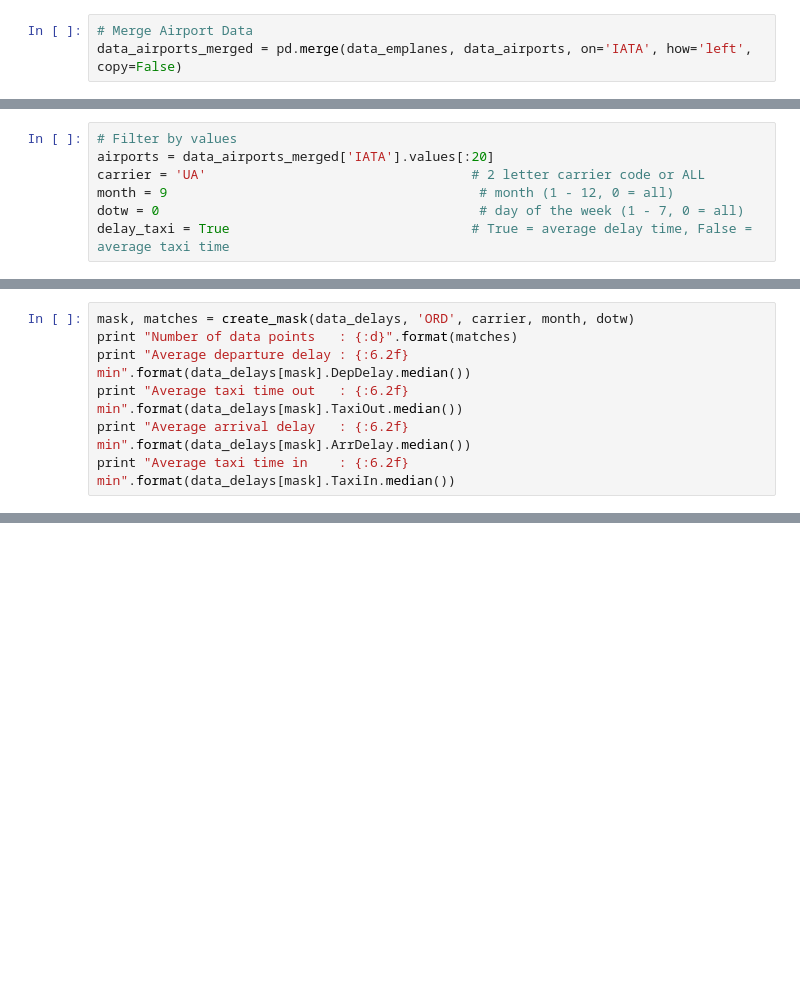
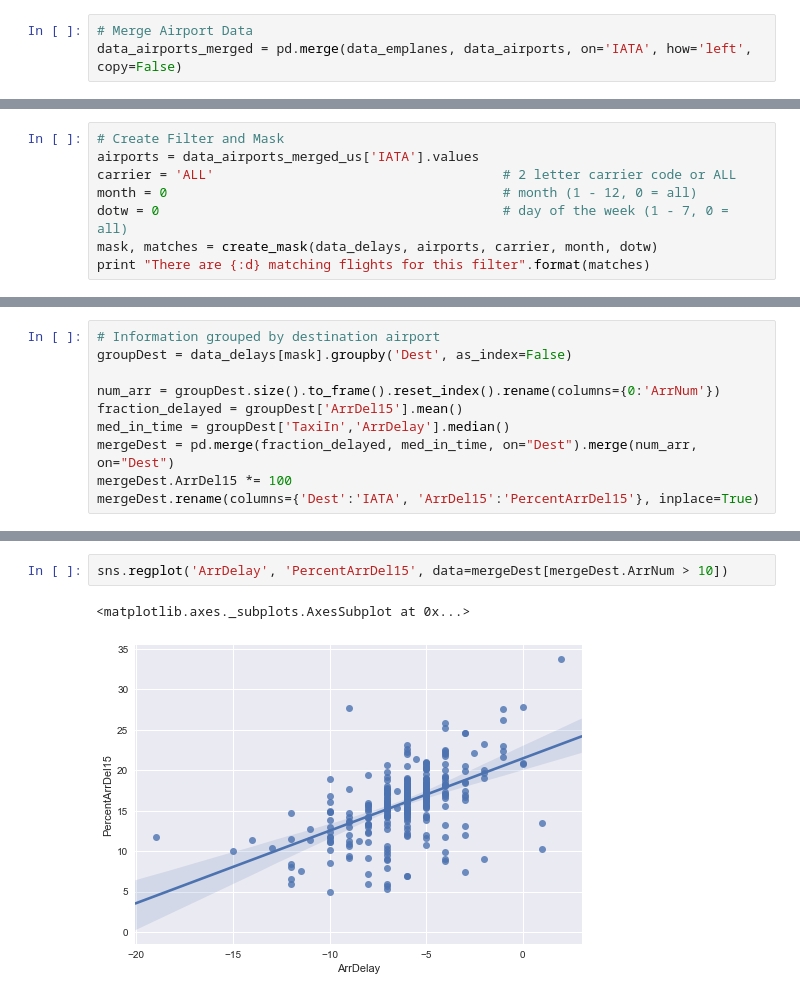
Before and after one commit to jzmnd/airline-delays, a Jupyter notebook: prepare_data.ipynb, the cells around one changed output, grey strips where cells are left out. Saved outputs shown, nothing was run; the diff lists cells and outputs as text; blank space fills up the shorter version.

Commit message:
Analysis of grouped data

```diff
--- a/prepare_data.ipynb
+++ b/prepare_data.ipynb
@@ -67,8 +67,9 @@ data_airports_merged_us.head()
 data_airports_merged_us.to_csv("visualization/airports.csv")
 # %%
-# Filter by values
-airports = data_airports_merged['IATA'].values[:20]
-carrier = 'UA'                                  # 2 letter carrier code or ALL
-month = 9                                        # month (1 - 12, 0 = all)
-dotw = 0                                         # day of the week (1 - 7, 0 = all)
-delay_taxi = True                               # True = average delay time, False = average taxi time
+# Create Filter and Mask
+airports = data_airports_merged_us['IATA'].values
+carrier = 'ALL'                                     # 2 letter carrier code or ALL
+month = 0                                           # month (1 - 12, 0 = all)
+dotw = 0                                            # day of the week (1 - 7, 0 = all)
+mask, matches = create_mask(data_delays, airports, carrier, month, dotw)
+print "There are {:d} matching flights for this filter".format(matches)
@@ -142,7 +77,0 @@ SFO   -7.0
-# %%
-mask, matches = create_mask(data_delays, 'ORD', carrier, month, dotw)
-print "Number of data points   : {:d}".format(matches)
-print "Average departure delay : {:6.2f} min".format(data_delays[mask].DepDelay.median())
-print "Average taxi time out   : {:6.2f} min".format(data_delays[mask].TaxiOut.median())
-print "Average arrival delay   : {:6.2f} min".format(data_delays[mask].ArrDelay.median())
-print "Average taxi time in    : {:6.2f} min".format(data_delays[mask].TaxiIn.median())
@@ -154,0 +78,10 @@ Average taxi time in    :   6.00 min
+# %%
+# Information grouped by destination airport
+groupDest = data_delays[mask].groupby('Dest', as_index=False)
+
+num_arr = groupDest.size().to_frame().reset_index().rename(columns={0:'ArrNum'})
+fraction_delayed = groupDest['ArrDel15'].mean()
+med_in_time = groupDest['TaxiIn','ArrDelay'].median()
+mergeDest = pd.merge(fraction_delayed, med_in_time, on="Dest").merge(num_arr, on="Dest")
+mergeDest.ArrDel15 *= 100
+mergeDest.rename(columns={'Dest':'IATA', 'ArrDel15':'PercentArrDel15'}, inplace=True)
@@ -154,0 +113,5 @@ Average taxi time in    :   6.00 min
+# %%
+sns.regplot('ArrDelay', 'PercentArrDel15', data=mergeDest[mergeDest.ArrNum > 10])
+# %% [output]
+<matplotlib.axes._subplots.AxesSubplot at 0x...>
+[figure, added]
```
Also changed, not shown: parts of 16 cells of this notebook, 1 other file.
